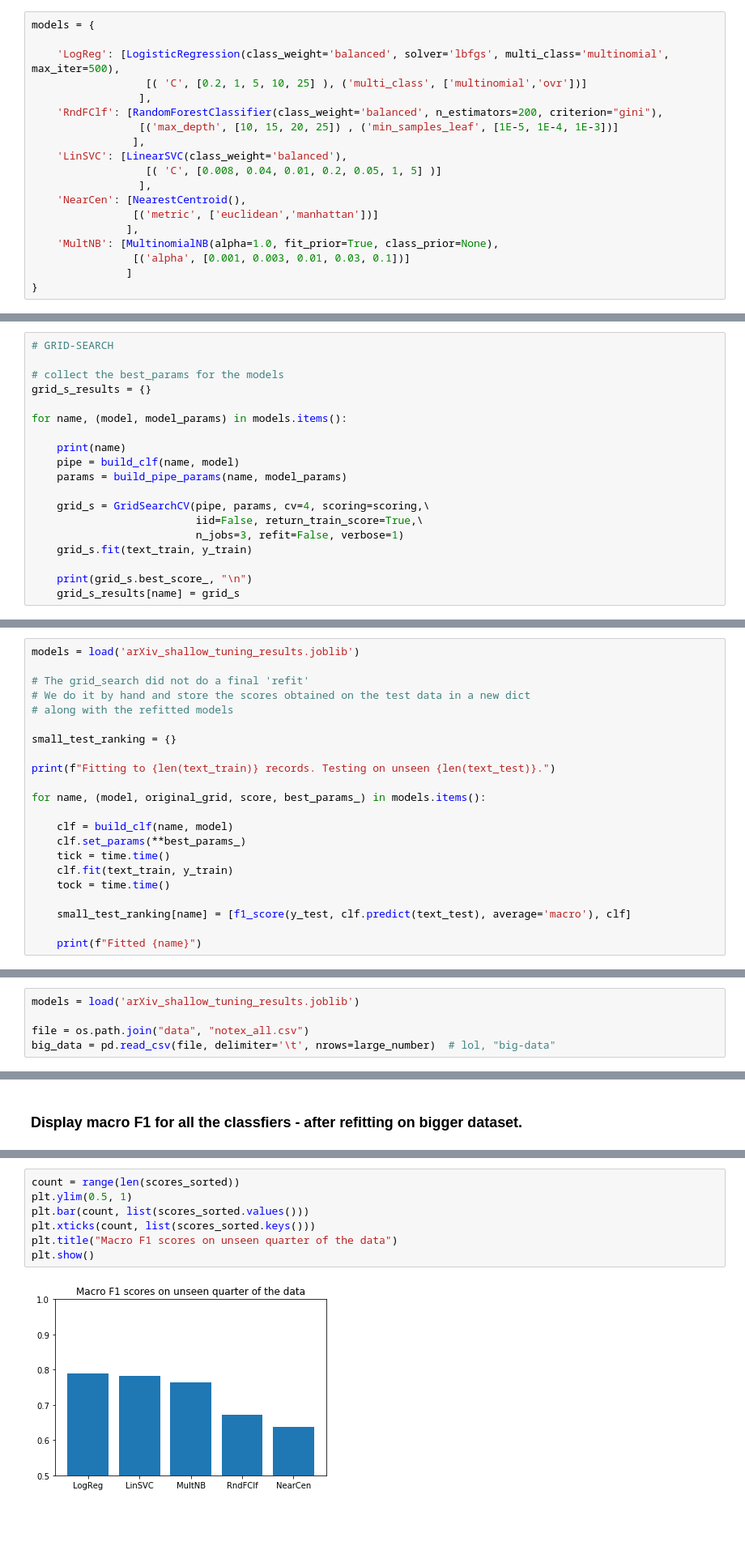
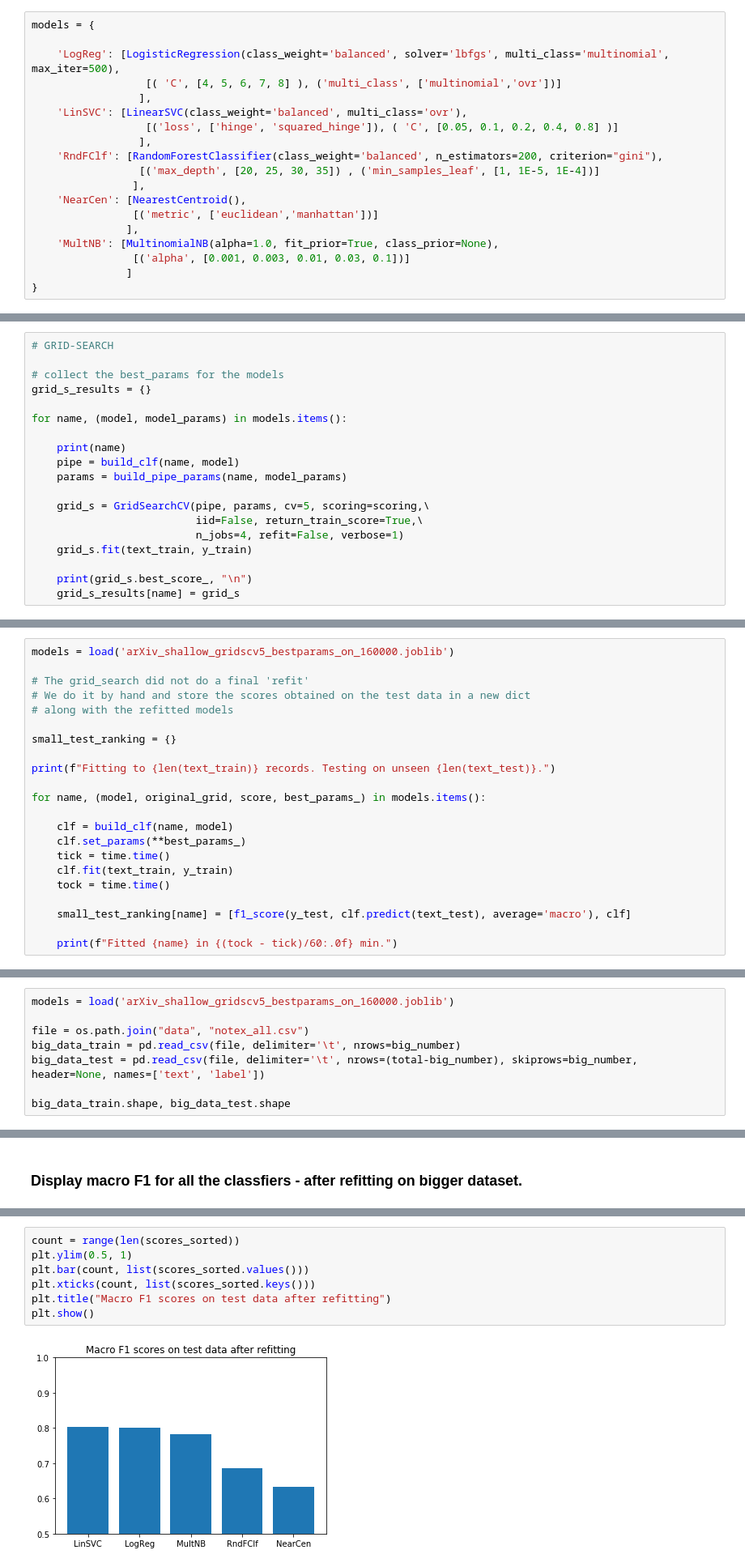
Before and after one commit to olszewskip/ArXiv_Classifier, a Jupyter notebook: arXiv_shallow_clf.ipynb, the cells around one changed output, grey strips where cells are left out. Shown at 81% size. Saved outputs shown, nothing was run; the diff lists cells and outputs as text; blank space fills up the shorter version.

Commit message:
Fit to 700k Add comments Result 80% macroF1

```diff
--- a/arXiv_shallow_clf.ipynb
+++ b/arXiv_shallow_clf.ipynb
@@ -443,14 +449,14 @@ text_train.shape
 models = {
 
     'LogReg': [LogisticRegression(class_weight='balanced', solver='lbfgs', multi_class='multinomial', max_iter=500),
-                  [( 'C', [0.2, 1, 5, 10, 25] ), ('multi_class', ['multinomial','ovr'])]
+                  [( 'C', [4, 5, 6, 7, 8] ), ('multi_class', ['multinomial','ovr'])]
+                 ],
+    'LinSVC': [LinearSVC(class_weight='balanced', multi_class='ovr'),
+                  [('loss', ['hinge', 'squared_hinge']), ( 'C', [0.05, 0.1, 0.2, 0.4, 0.8] )]
                  ],
     'RndFClf': [RandomForestClassifier(class_weight='balanced', n_estimators=200, criterion="gini"),
-                 [('max_depth', [10, 15, 20, 25]) , ('min_samples_leaf', [1E-5, 1E-4, 1E-3])]
+                 [('max_depth', [20, 25, 30, 35]) , ('min_samples_leaf', [1, 1E-5, 1E-4])]
                 ],
-    'LinSVC': [LinearSVC(class_weight='balanced'),
-                  [( 'C', [0.008, 0.04, 0.01, 0.2, 0.05, 1, 5] )]
-                 ],
     'NearCen': [NearestCentroid(),
                 [('metric', ['euclidean','manhattan'])]
                ],
@@ -491,9 +497,9 @@ for name, (model, model_params) in models.items():
     pipe = build_clf(name, model)
     params = build_pipe_params(name, model_params)
 
-    grid_s = GridSearchCV(pipe, params, cv=4, scoring=scoring,\
+    grid_s = GridSearchCV(pipe, params, cv=5, scoring=scoring,\
                           iid=False, return_train_score=True,\
-                          n_jobs=3, refit=False, verbose=1)
+                          n_jobs=4, refit=False, verbose=1)
     grid_s.fit(text_train, y_train)
 
     print(grid_s.best_score_, "\n")
@@ -527,5 +564,5 @@ dump(models, f'arXiv_shallow_tuning_on_{small_number}.joblib')
 # %%
-models = load('arXiv_shallow_tuning_results.joblib')
+models = load('arXiv_shallow_gridscv5_bestparams_on_160000.joblib')
 
 # The grid_search did not do a final 'refit'
 # We do it by hand and store the scores obtained on the test data in a new dict
@@ -545,5 +582,5 @@ for name, (model, original_grid, score, best_params_) in models.items():
 
     small_test_ranking[name] = [f1_score(y_test, clf.predict(text_test), average='macro'), clf]
 
-    print(f"Fitted {name}")
+    print(f"Fitted {name} in {(tock - tick)/60:.0f} min.")
 # %% [output]
@@ -581,7 +622,10 @@ plt.show()
 The classifiers were tuned on a small number of records. Now we fit them anew to a bigger chunk of data.
 It would of course be more desirable to do the grid-search on the bigger chunk to begin with. We are just imagining a scenario, where we've obtained more data after tuning, and we wish to refit the model without repeating the grid-search. On should bare in mind that in general the tuned parameters are functions of the volume of data, so this approach relies on the assumption that those functions are not varying very fast, and it probably makes sense only if the new chunk is not many orders of magnitude bigger.
 # %%
-models = load('arXiv_shallow_tuning_results.joblib')
+models = load('arXiv_shallow_gridscv5_bestparams_on_160000.joblib')
 
 file = os.path.join("data", "notex_all.csv")
-big_data = pd.read_csv(file, delimiter='\t', nrows=large_number)  # lol, "big-data"
+big_data_train = pd.read_csv(file, delimiter='\t', nrows=big_number)
+big_data_test = pd.read_csv(file, delimiter='\t', nrows=(total-big_number), skiprows=big_number, header=None, names=['text', 'label'])
+
+big_data_train.shape, big_data_test.shape
@@ -640,12 +687,12 @@ scores_sorted
 # %%
 count = range(len(scores_sorted))
 plt.ylim(0.5, 1)
 plt.bar(count, list(scores_sorted.values()))
 plt.xticks(count, list(scores_sorted.keys()))
-plt.title("Macro F1 scores on unseen quarter of the data")
+plt.title("Macro F1 scores on test data after refitting")
 plt.show()
 # %% [output]
-[figure, old version]
+[figure, new version]
 # %%
 predicted_big_y_test = winner_clf.predict(big_text_test)
 # %%
```
Also changed, not shown: parts of 45 cells of this notebook.
